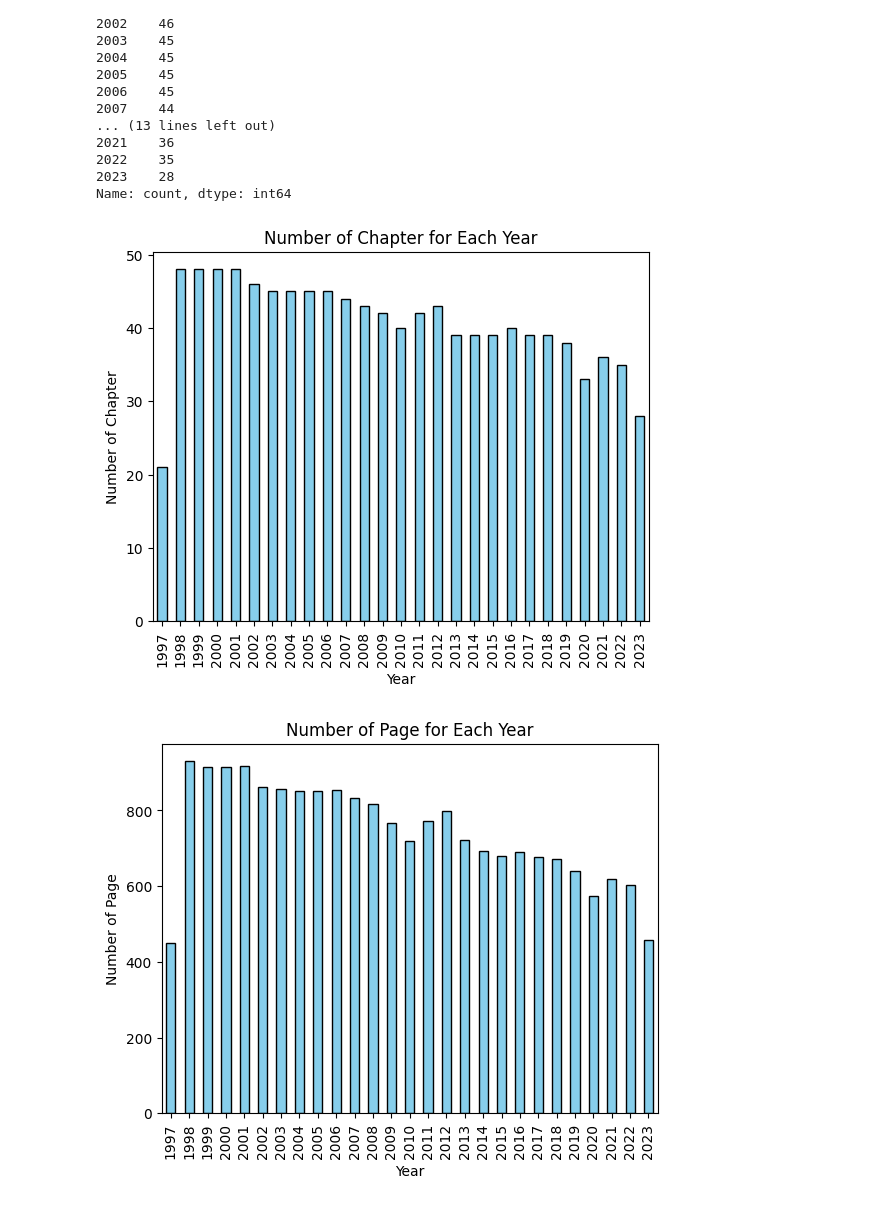
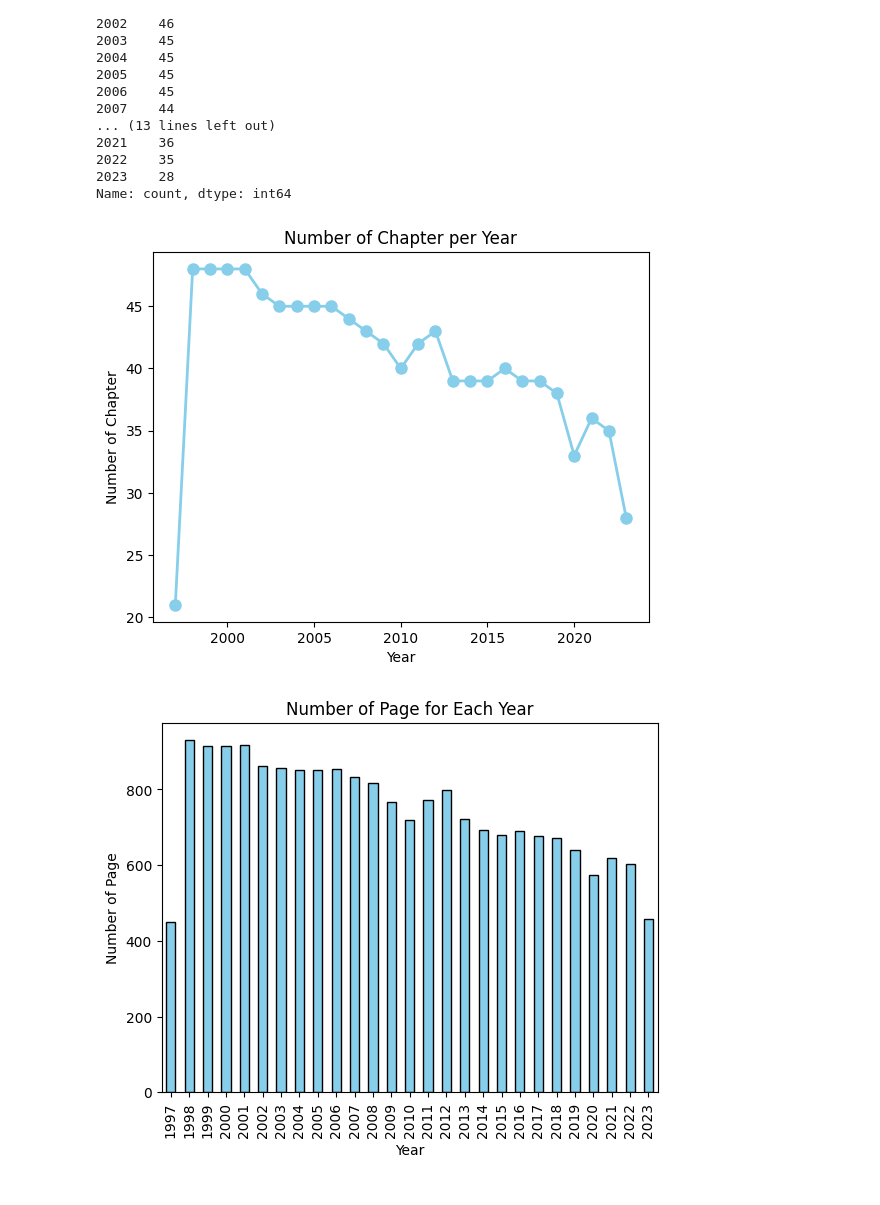
Before and after one commit to ismailsunni/onepieceofdata, a Jupyter notebook: notebooks/explore_chapter.ipynb, the cells around one changed output. Cells and saved outputs as stored; diff of their text form; code cells hidden in the pictures.

Commit message:
More chapter and character exploration.

```diff
--- a/notebooks/explore_chapter.ipynb
+++ b/notebooks/explore_chapter.ipynb
@@ -93,20 +93,22 @@ Name: count, dtype: int64
 # %%
 import matplotlib.pyplot as plt
 
 year_counts = df['real_date'].dt.year.value_counts().sort_index()
 
 # Plot the result as a bar plot
-year_counts.plot(kind='bar', color='skyblue', edgecolor='black')
+# year_counts.plot(kind='bar', color='skyblue', edgecolor='black')
+year_counts.plot(kind='line', marker='o', color='skyblue', linestyle='-', linewidth=2, markersize=8)
+
 
 # Set plot labels and title
 plt.xlabel('Year')
 plt.ylabel('Number of Chapter')
-plt.title('Number of Chapter for Each Year')
+plt.title('Number of Chapter per Year')
 
 # Show the plot
 plt.show()
 # %% [output]
-[figure, old version]
+[figure, new version]
 # %%
 sum_per_year = df.groupby(df['real_date'].dt.year)['page'].sum()
 
```
Also changed, not shown: parts of 2 cells of this notebook, 5 other files.
